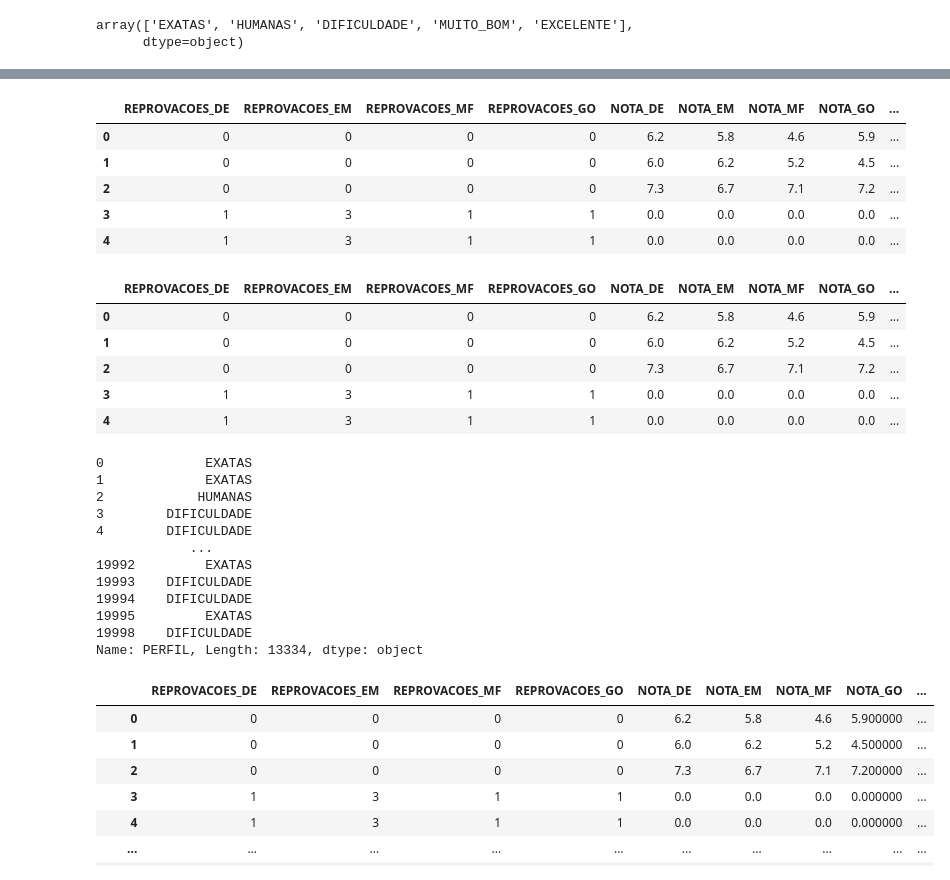
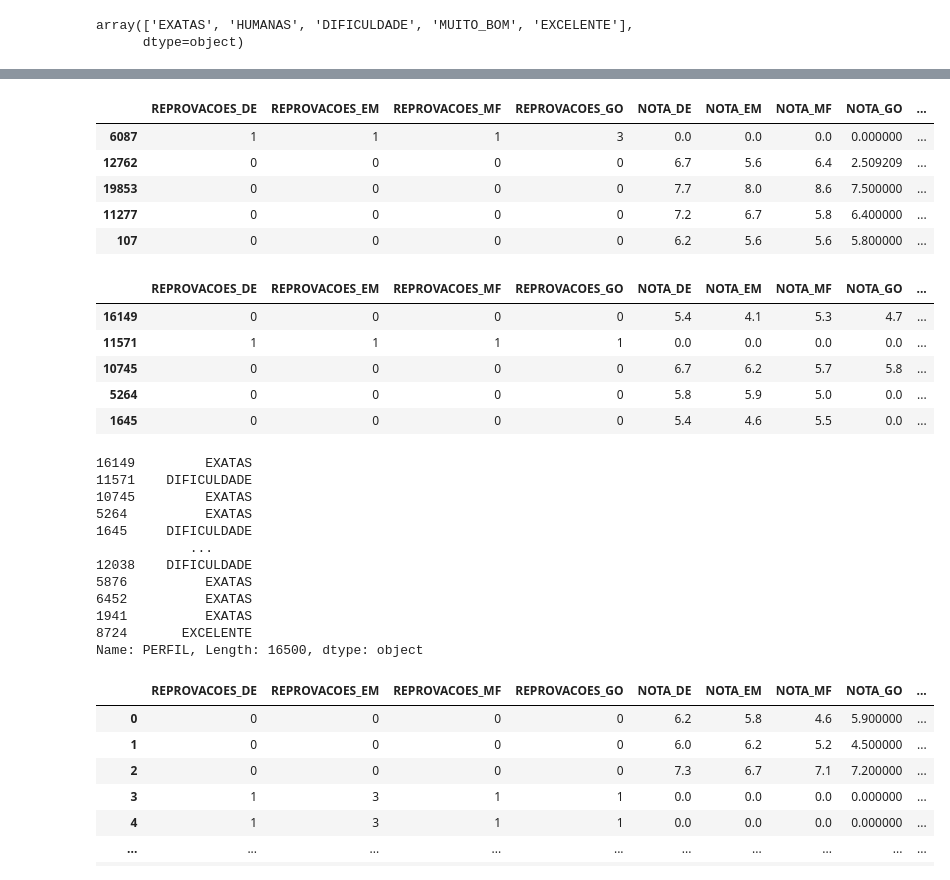
Before and after one commit to itimes-digital/maratona_ibm, a Jupyter notebook: estudo_desafio_uninassau.ipynb, the cells around one changed output, grey strips where cells are left out. Saved outputs shown, nothing was run; the diff lists cells and outputs as text; code cells hidden in the pictures.

```diff
--- a/estudo_desafio_uninassau.ipynb
+++ b/estudo_desafio_uninassau.ipynb
@@ -55,6 +55,8 @@ dataset_2 = dataset_2.dropna(subset = dataset_2.columns)
 dataset_2 = dataset_2.dropna(subset = ['NOTA_GO'])
 # %%
 dataset_2 = dataset_2.fillna(0)
+# %%
+dataset_2 = dataset_2.fillna(dataset_2.std())
 # %%
 dataset_2.isnull().sum()
 # %% [output]
@@ -75,3 +100,5 @@ dtype: int64
+# %%
+dataset_2 = dataset_2.sample(n=16500)
 # %%
 dataset_2.info()
 # %% [output]
@@ -116,37 +143,37 @@ dataset_2.describe()
 dataset_2.head()
 # %% [output]
 |  | REPROVACOES_DE | REPROVACOES_EM | REPROVACOES_MF | REPROVACOES_GO | NOTA_DE | NOTA_EM | NOTA_MF | NOTA_GO | ... |
-| 0 | 0 | 0 | 0 | 0 | 6.2 | 5.8 | 4.6 | 5.9 | ... |
-| 1 | 0 | 0 | 0 | 0 | 6.0 | 6.2 | 5.2 | 4.5 | ... |
-| 2 | 0 | 0 | 0 | 0 | 7.3 | 6.7 | 7.1 | 7.2 | ... |
-| 3 | 1 | 3 | 1 | 1 | 0.0 | 0.0 | 0.0 | 0.0 | ... |
-| 4 | 1 | 3 | 1 | 1 | 0.0 | 0.0 | 0.0 | 0.0 | ... |
+| 6087 | 1 | 1 | 1 | 3 | 0.0 | 0.0 | 0.0 | 0.000000 | ... |
+| 12762 | 0 | 0 | 0 | 0 | 6.7 | 5.6 | 6.4 | 2.509209 | ... |
+| 19853 | 0 | 0 | 0 | 0 | 7.7 | 8.0 | 8.6 | 7.500000 | ... |
+| 11277 | 0 | 0 | 0 | 0 | 7.2 | 6.7 | 5.8 | 6.400000 | ... |
+| 107 | 0 | 0 | 0 | 0 | 6.2 | 5.6 | 5.6 | 5.800000 | ... |
 # %%
-previsores = dataset_2.loc[:, 'REPROVACOES_DE':'INGLES']
+previsores = dataset_2.loc[:, 'REPROVACOES_DE':'FALTAS']
 previsores.head()
 # %% [output]
 |  | REPROVACOES_DE | REPROVACOES_EM | REPROVACOES_MF | REPROVACOES_GO | NOTA_DE | NOTA_EM | NOTA_MF | NOTA_GO | ... |
-| 0 | 0 | 0 | 0 | 0 | 6.2 | 5.8 | 4.6 | 5.9 | ... |
-| 1 | 0 | 0 | 0 | 0 | 6.0 | 6.2 | 5.2 | 4.5 | ... |
-| 2 | 0 | 0 | 0 | 0 | 7.3 | 6.7 | 7.1 | 7.2 | ... |
-| 3 | 1 | 3 | 1 | 1 | 0.0 | 0.0 | 0.0 | 0.0 | ... |
-| 4 | 1 | 3 | 1 | 1 | 0.0 | 0.0 | 0.0 | 0.0 | ... |
+| 16149 | 0 | 0 | 0 | 0 | 5.4 | 4.1 | 5.3 | 4.7 | ... |
+| 11571 | 1 | 1 | 1 | 1 | 0.0 | 0.0 | 0.0 | 0.0 | ... |
+| 10745 | 0 | 0 | 0 | 0 | 6.7 | 6.2 | 5.7 | 5.8 | ... |
+| 5264 | 0 | 0 | 0 | 0 | 5.8 | 5.9 | 5.0 | 0.0 | ... |
+| 1645 | 0 | 0 | 0 | 0 | 5.4 | 4.6 | 5.5 | 0.0 | ... |
 # %%
 classe = dataset_2['PERFIL']
 classe
 # %% [output]
-0             EXATAS
-1             EXATAS
-2            HUMANAS
-3        DIFICULDADE
-4        DIFICULDADE
+16149         EXATAS
+11571    DIFICULDADE
+10745         EXATAS
+5264          EXATAS
+1645     DIFICULDADE
             ...
-19992         EXATAS
-19993    DIFICULDADE
-19994    DIFICULDADE
-19995         EXATAS
-19998    DIFICULDADE
-Name: PERFIL, Length: 13334, dtype: object
+12038    DIFICULDADE
+5876          EXATAS
+6452          EXATAS
+1941          EXATAS
+8724       EXCELENTE
+Name: PERFIL, Length: 16500, dtype: object
 # %%
 previsores = previsores.join(pd.get_dummies(classe))
 previsores
```
Also changed, not shown: parts of 7 cells of this notebook.
